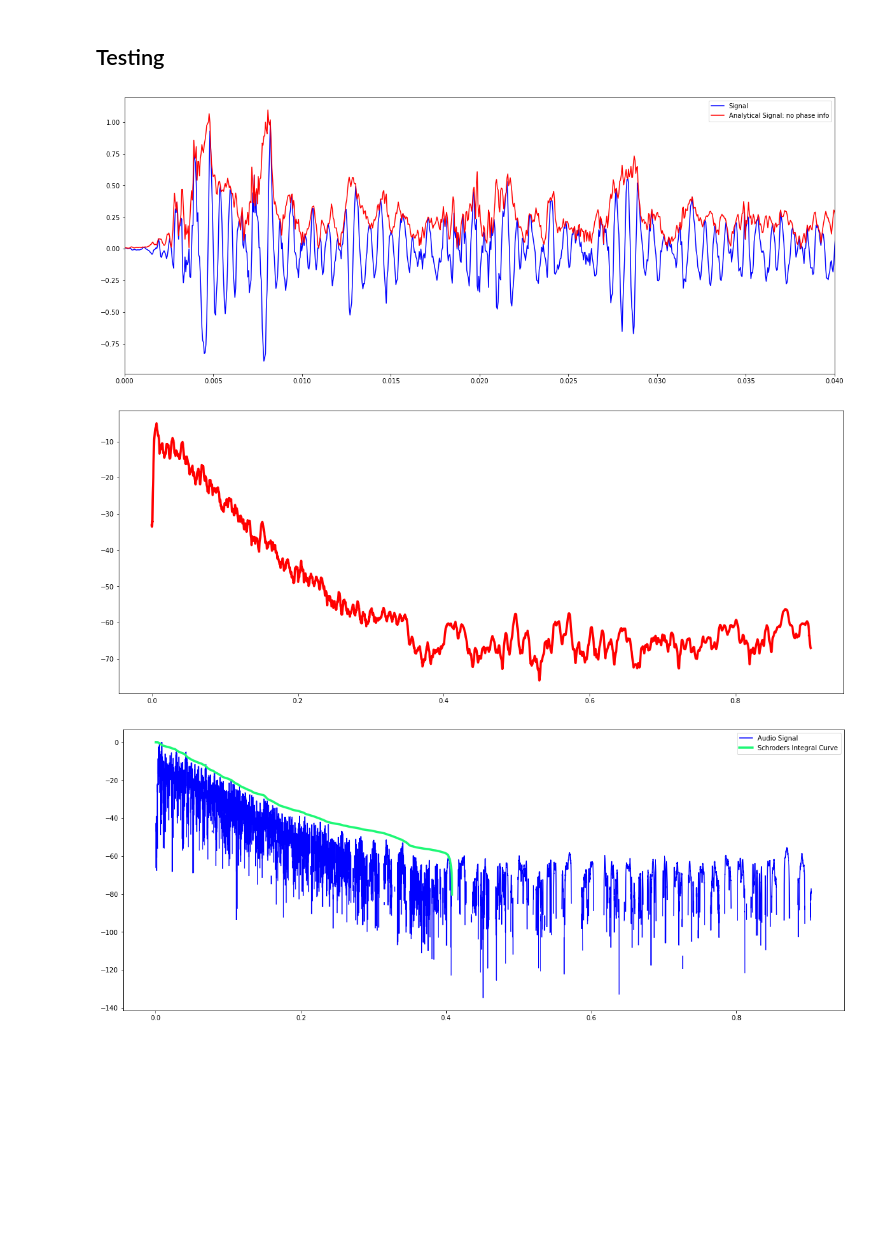
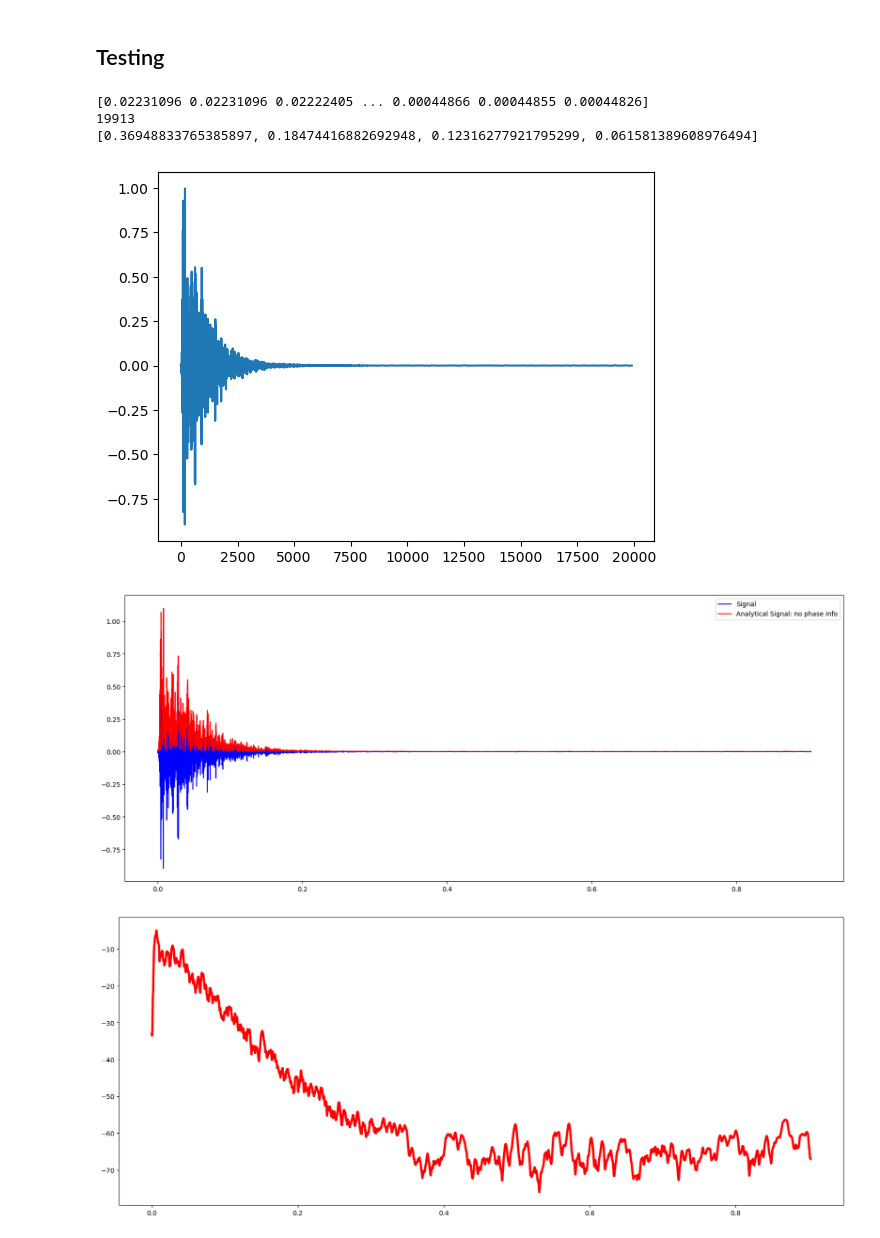
Before and after one commit to aae2079/room-acoustics, a Jupyter notebook: acousticTesting/roomAcousticM.ipynb, the cells around one changed output. Saved outputs shown, nothing was run; the diff lists cells and outputs as text; code cells hidden in the pictures; blank space fills up the shorter version.

Commit message:
Finalized reverbTime algorithm, results are now matching python

```diff
--- a/acousticTesting/roomAcousticM.ipynb
+++ b/acousticTesting/roomAcousticM.ipynb
@@ -85,15 +84,22 @@ def movingAvg(x, k):
 def reverbTimeCalc(signalChunk, buffer, fs, integralSize):
     reverbTimeArr = []
     buffer = np.append(buffer,signalChunk)
-
-    if(len(buffer) >= 19900):
+    bufferLen = 19900;
+    #bufferLen = 20000;
+    if(len(buffer) >= bufferLen):
 
         t = np.arange(len(buffer)) / fs;
 
         xAnyl = sc.hilbert(buffer);
         xEnvelope = np.abs(xAnyl);
         xMA = movingAvg(xEnvelope,90);
-
+        print(xMA)
+        for i in range(0,len(buffer),1024):
+            decayRateBuf = xMA[i:i+1024]
+            decayRate = np.mean(decayRateBuf)
+            if decayRate < 0.0008:
+                break
+        integralSize = i;
         xSch = schroedersIntegral(xMA[:integralSize][::-1]**2);
 
         popt,pconv = curve_fit(linearFit,t[:integralSize],xSch[:integralSize])
@@ -104,7 +110,7 @@ def reverbTimeCalc(signalChunk, buffer, fs, integralSize):
         plt.figure(figsize = (20,8))
         plt.plot(t,buffer,'b',label = "Signal")
         plt.plot(t,xEnvelope,'r',label = "Analytical Signal: no phase info")
-        plt.xlim(0,0.04)
+        #plt.xlim(0,0.04)
         plt.legend()
 
         plt.figure(figsize = (20,8))
@@ -246,35 +252,40 @@ y,sr = lr.load("../wavs/bedroom_RIR.wav")
 #snrAnyl(noiz,sr, 1024, 0.5, "hann")
 #reverbTimeCalc(y,sr,128,7000)
 
 
 """
 For sake of simulating a real time task, I read in the entire file to get the size
 and time array but will be breaking up into chunks of 1024.
 """
 
 x = np.array([])
 tF = np.array([])
 buffer = np.array([])
 chunkSize = 1024
 t = np.arange(len(y))/sr
-
+plt.plot(y)
 
 for i in range(0,len(y),chunkSize):
     st = i
     en = i+chunkSize
 
     sigChunk = y[st:en]
     tChunk = t[st:en]
 
     # x_anyl = sc.hilbert(sigChunk)
     # x_env = np.abs(x_anyl)
     # x_ma = movingAvg(x_env,100)
     # avg = np.mean(x_ma)
 
     revTime, buffer = reverbTimeCalc(sigChunk,buffer,sr, 9000)
 
-#xSch = schroedersIntegral(x[::-1]**2)
+print(len(y))
+print(revTime)
+# print(y[1:20])
 # %% [output]
+[0.02231096 0.02231096 0.02222405 ... 0.00044866 0.00044855 0.00044826]
+19913
+[0.36948833765385897, 0.18474416882692948, 0.12316277921795299, 0.061581389608976494]
-[figure, old version]
+[figure, new version]
-[figure, old version]
+[figure, new version]
-[figure, old version]
+[figure, new version]
```
Also changed, not shown: parts of 3 cells of this notebook, 4 other files.
